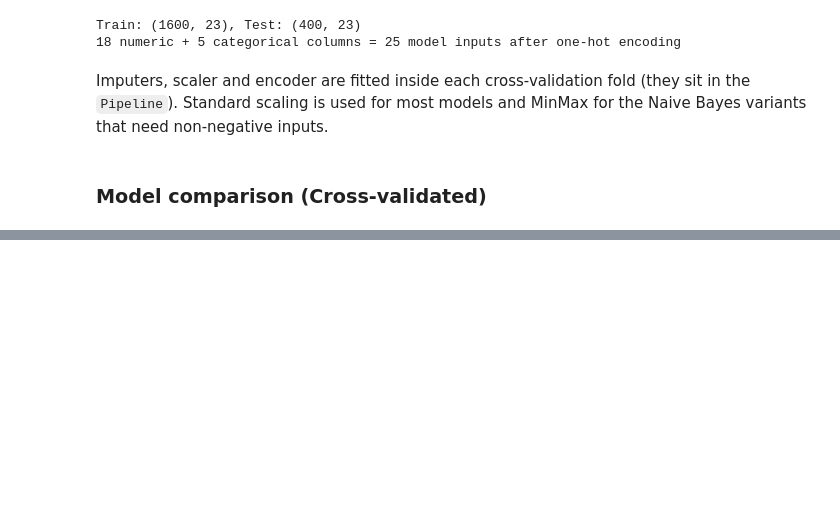
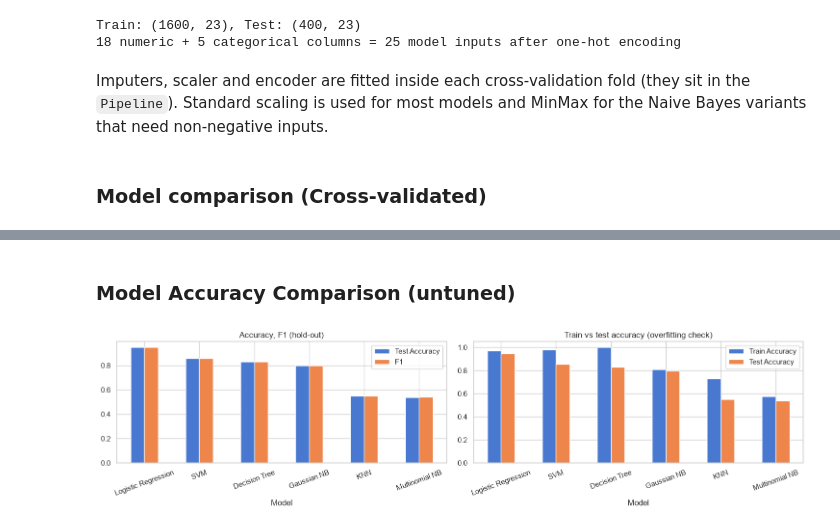
Before and after one commit to anikets349/ML-Assignment, a Jupyter notebook: Assignment.ipynb, the cells around one changed output, grey strips where cells are left out. Drawn from its saved outputs; the diff is of its cells as text; code cells hidden in the pictures; blank space fills up the shorter version.

```diff
--- a/Assignment.ipynb
+++ b/Assignment.ipynb
@@ -506,0 +508,17 @@ display(results.round(3).style.background_gradient(subset=["Accuracy", "F1"], cm
+# %% [markdown]
+### Model Accuracy Comparison (untuned)
+# %%
+fig, ax = plt.subplots(1, 2, figsize=(15, 4))
+
+results.plot(x="Model", y=["Test Accuracy", "F1"], kind="bar", ax=ax[0])
+ax[0].set_title("Accuracy, F1 (hold-out)")
+ax[0].tick_params(axis="x", rotation=20)
+
+results.plot(x="Model", y=["Train Accuracy", "Test Accuracy"], kind="bar", ax=ax[1])
+ax[1].set_title("Train vs test accuracy (overfitting check)")
+ax[1].tick_params(axis="x", rotation=20)
+
+plt.tight_layout()
+plt.show()
+# %% [output]
+[figure, added]
```
Also changed, not shown: parts of 1 cell of this notebook.
